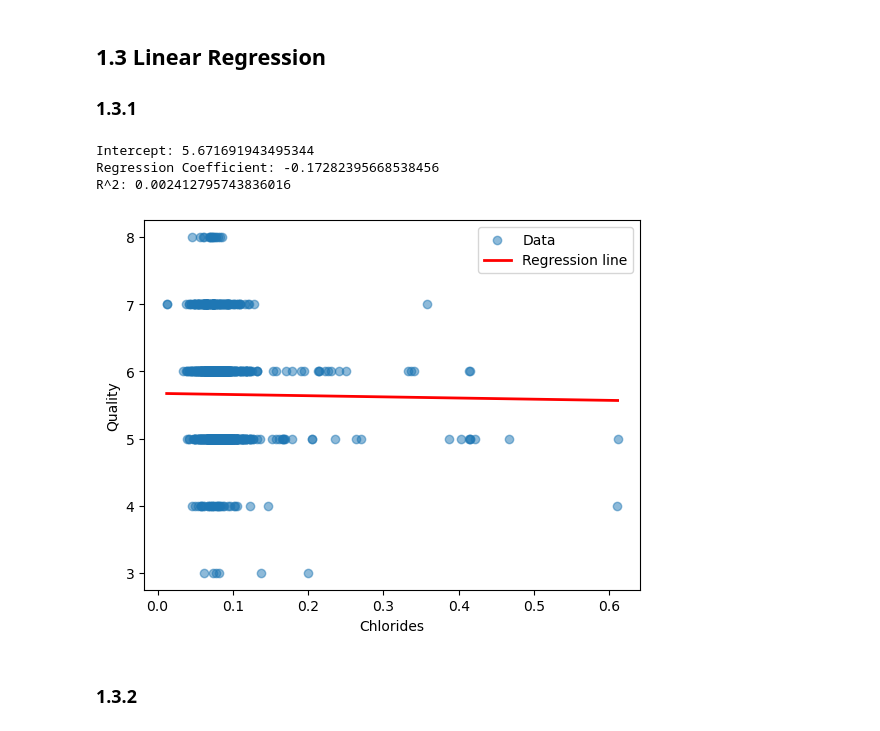
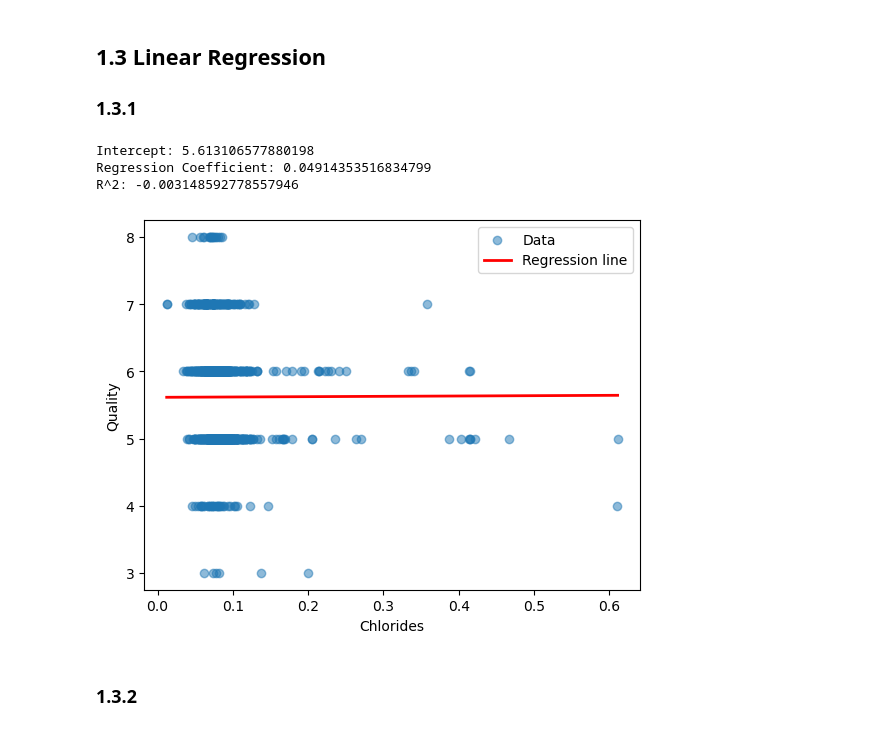
Before and after one commit to lcmolteberg/MachineOblig1, a Jupyter notebook: MachineOblig1/main.ipynb, the cells around one changed output. Cells and saved outputs as stored; diff of their text form; code cells hidden in the pictures.

```diff
--- a/MachineOblig1/main.ipynb
+++ b/MachineOblig1/main.ipynb
@@ -113,61 +114,37 @@ Since quality has a higher correlation with alcohol than pH, I expect alcohol to
 ## 1.3 Linear Regression
 ### 1.3.1
 # %%
-X = wine_df[["chlorides"]].to_numpy()
-y = wine_df["quality"].to_numpy()
+# Target and feature
+X = wine_df[["chlorides"]].values
+y = wine_df["quality"].values
 
-X_b = np.c_[np.ones((len(X), 1)), X]
+# Stochastic Gradient Descent Regressor
+sgd = SGDRegressor(
+    loss="squared_error",
+    penalty=None,
+    alpha=0.0,
+    max_iter=5000,
+    eta0=0.01,
+    learning_rate="constant",
+    random_state=42
+)
+sgd.fit(X, y)
 
+print("Intercept:", sgd.intercept_[0])
+print("Regression Coefficient:", sgd.coef_[0])
+print("R^2:", sgd.score(X, y))
 
-eta = 0.001 # learning rate, step size when moving towards the minimum
-n_iterations = 50_000 # number of iterations
-m = len(X_b)
-
-
-np.random.seed(42)
-theta = np.random.randn(2) # 0 for intercept, what y is when x=0, 1 for coef, how steep the line is
-
-
-costs = []
-for _ in range(n_iterations):
-    y_hat = X_b @ theta
-    residuals = y_hat - y
-    gradients = (2 / m) * (X_b.T @ residuals)
-    theta -= eta * gradients
-    costs.append(np.mean(residuals ** 2))
-
-
-intercept, coef = float(theta[0]), float(theta[1])
-
-# R^2 (coefficient of determination) shows how much of the variance in y is explained by X
-# 1 is perfect, 0 means model does not explain anything
-# Here it explains that chlorides does not explain why some wines are 3 and others 8 e.g.
-y_pred = X_b @ theta
-ss_res = np.sum((y - y_pred) ** 2)
-ss_tot = np.sum((y - y.mean()) ** 2)
-r2 = float(1 - ss_res / ss_tot)
-
-print(f"Intercept: {intercept}")
-print(f"Regression Coefficient: {coef}")
-print(f"R^2: {r2}")
-
-
-# Scatter + regression line
-plt.figure()
+# Plot
 plt.scatter(X, y, alpha=0.5, label="Data")
 x_line = np.linspace(X.min(), X.max(), 200).reshape(-1, 1)
-X_line_b = np.c_[np.ones((len(x_line), 1)), x_line]
-y_line = X_line_b @ theta
+y_line = sgd.predict(x_line)
 plt.plot(x_line, y_line, linewidth=2, label="Regression line", color="red")
-plt.xlabel("Chlorides")
-plt.ylabel("Quality")
-plt.legend()
-plt.show()
+plt.xlabel("Chlorides"); plt.ylabel("Quality"); plt.legend(); plt.show()
 # %% [output]
-Intercept: 5.671691943495344
-Regression Coefficient: -0.17282395668538456
-R^2: 0.002412795743836016
+Intercept: 5.613106577880198
+Regression Coefficient: 0.04914353516834799
+R^2: -0.003148592778557946
-[figure, old version]
+[figure, new version]
 # %% [markdown]
 ### 1.3.2
 # %%
```
Also changed, not shown: parts of 8 cells of this notebook.
